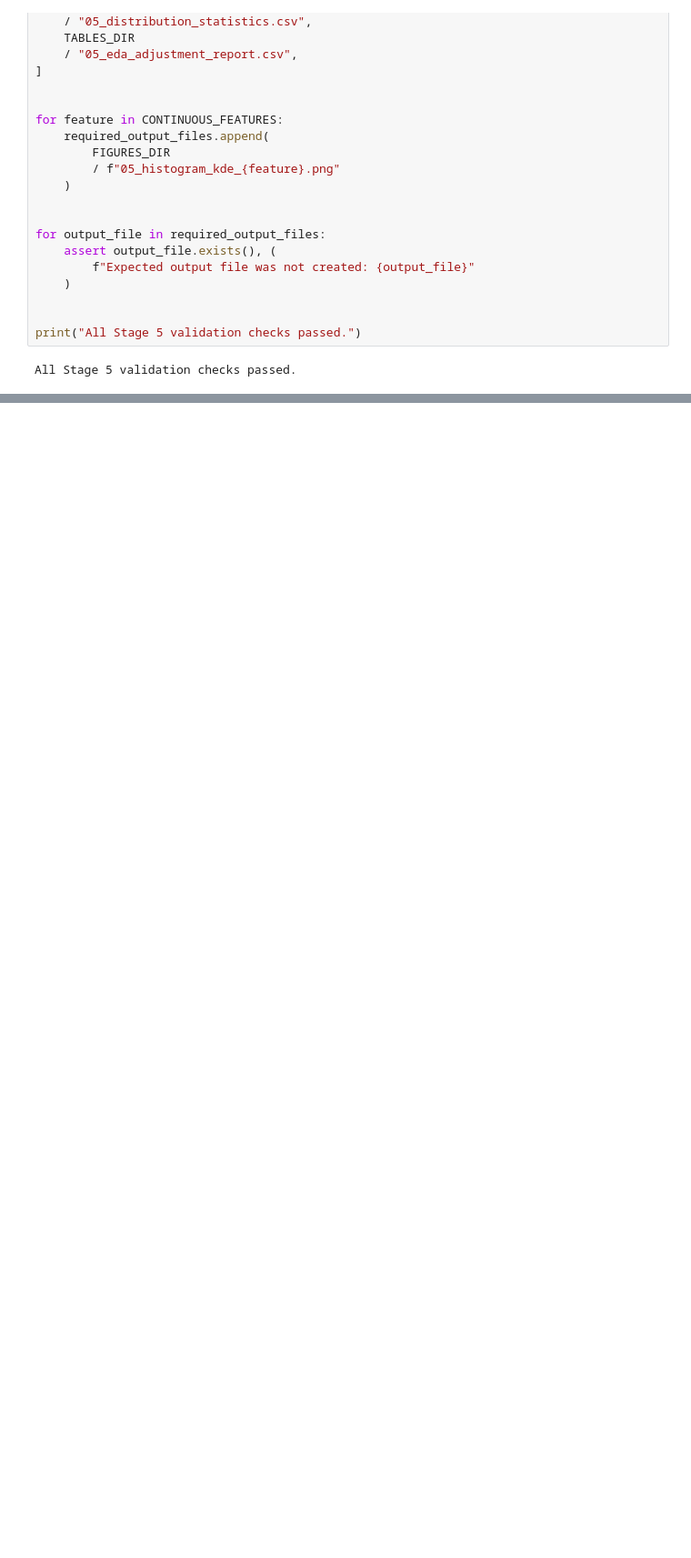
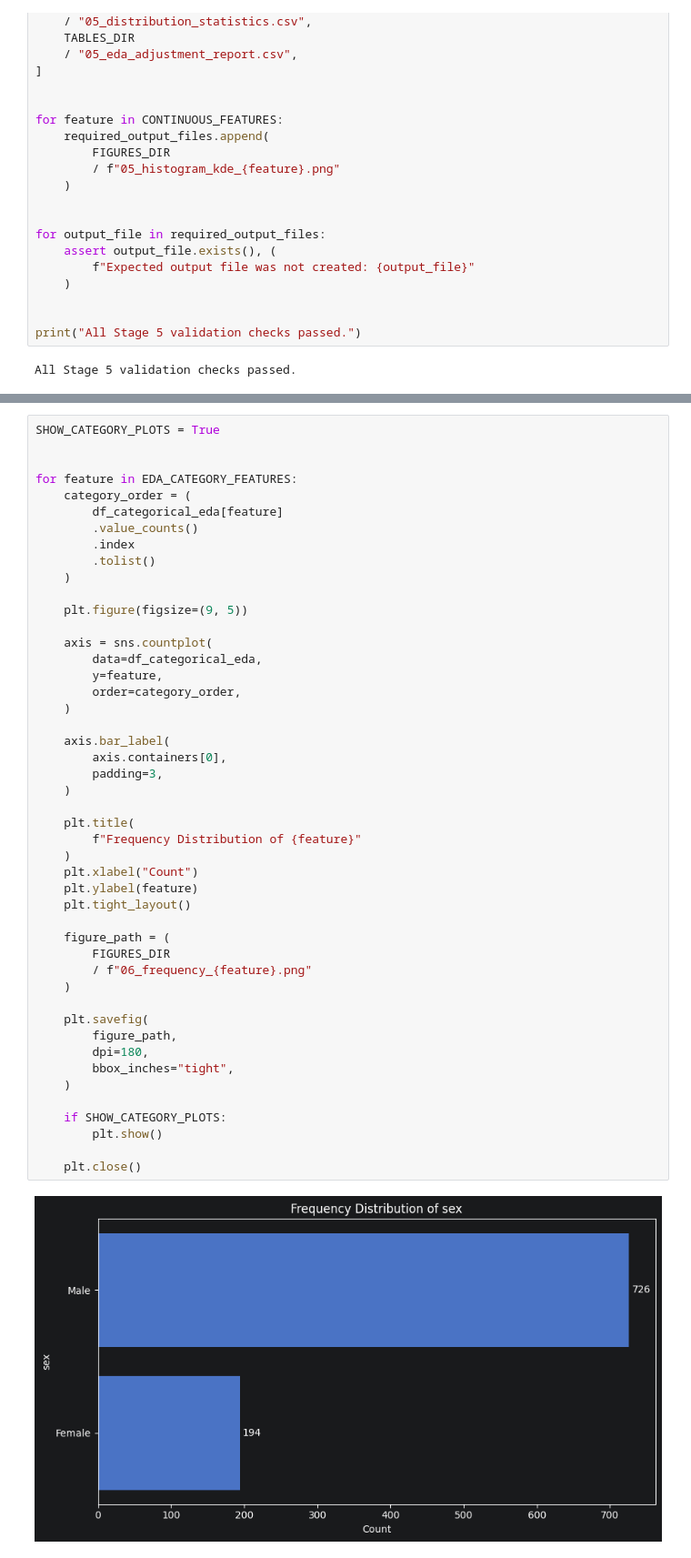
Before and after one commit to AmirhosseinKhadivi/DataMining-Course-Project, a Jupyter notebook: notebooks/02_exploratory_data_analysis.ipynb, the cells around one changed output, grey strips where cells are left out. Shown at 91% size. Saved outputs shown, nothing was run; the diff lists cells and outputs as text; blank space fills up the shorter version.

Commit message:
Stage 06: Add categorical and target distribution analysis

```diff
--- a/notebooks/02_exploratory_data_analysis.ipynb
+++ b/notebooks/02_exploratory_data_analysis.ipynb
@@ -484,0 +750,49 @@ All Stage 5 validation checks passed.
+# %%
+SHOW_CATEGORY_PLOTS = True
+
+
+for feature in EDA_CATEGORY_FEATURES:
+    category_order = (
+        df_categorical_eda[feature]
+        .value_counts()
+        .index
+        .tolist()
+    )
+
+    plt.figure(figsize=(9, 5))
+
+    axis = sns.countplot(
+        data=df_categorical_eda,
+        y=feature,
+        order=category_order,
+    )
+
+    axis.bar_label(
+        axis.containers[0],
+        padding=3,
+    )
+
+    plt.title(
+        f"Frequency Distribution of {feature}"
+    )
+    plt.xlabel("Count")
+    plt.ylabel(feature)
+    plt.tight_layout()
+
+    figure_path = (
+        FIGURES_DIR
+        / f"06_frequency_{feature}.png"
+    )
+
+    plt.savefig(
+        figure_path,
+        dpi=180,
+        bbox_inches="tight",
+    )
+
+    if SHOW_CATEGORY_PLOTS:
+        plt.show()
+
+    plt.close()
+# %% [output]
+[figure, added]
```
Also changed, not shown: parts of 14 cells of this notebook, 17 other files.
